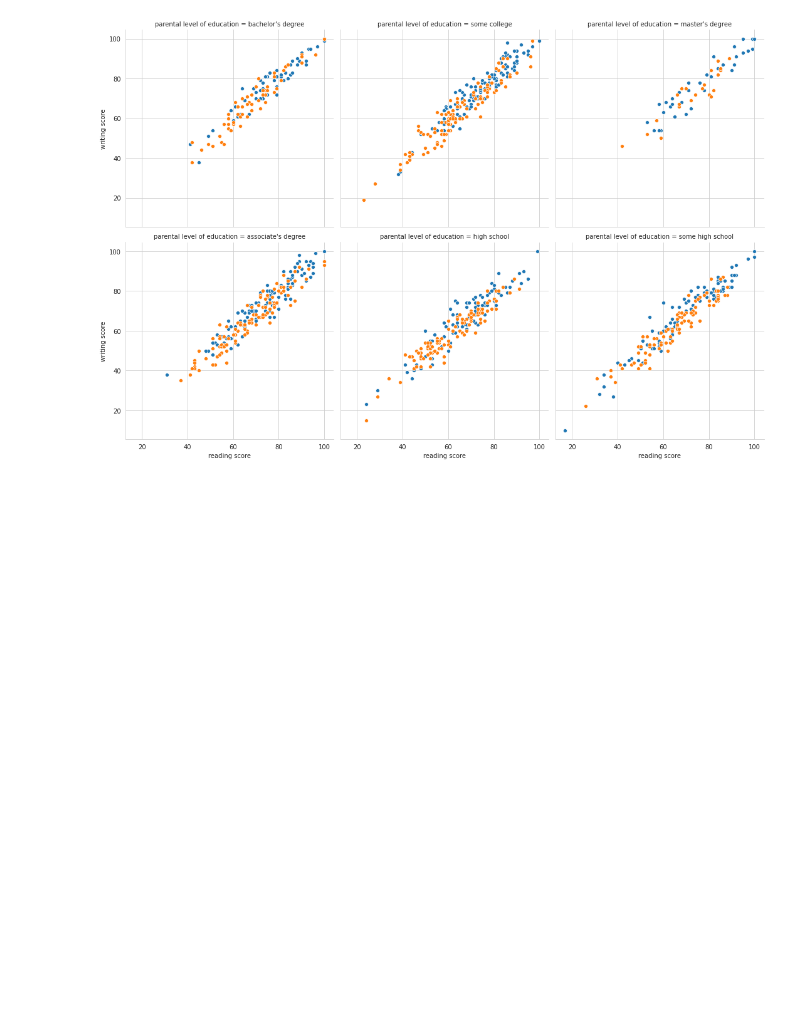
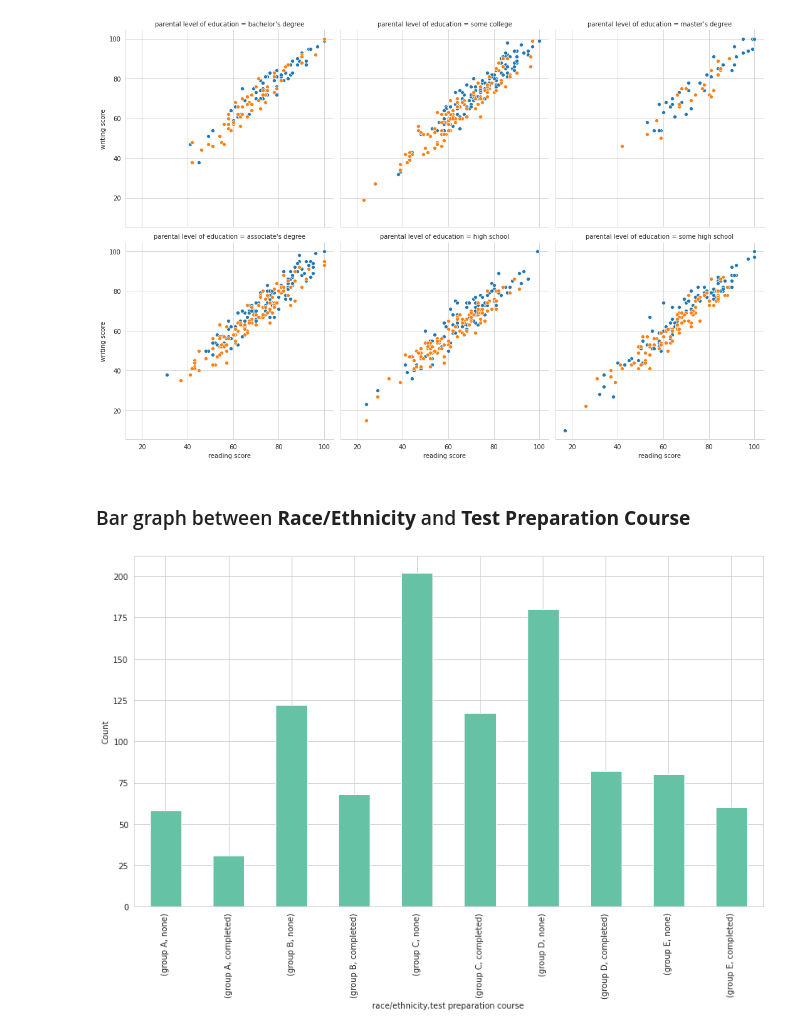
Before and after one commit to syamkakarla98/DataScience_Head_Start, a Jupyter notebook: Student_Preformance.ipynb, the cells around one changed output. Cells and saved outputs as stored; diff of their text form; code cells hidden in the pictures; blank space fills up the shorter version.

```diff
--- a/Student_Preformance.ipynb
+++ b/Student_Preformance.ipynb
@@ -158,3 +162,10 @@ cond_plot = sns.FacetGrid(data=df, col='parental level of education', hue='gende
 cond_plot.map(sns.scatterplot, 'reading score', 'writing score' );
 # %% [output]
 [figure]
+# %% [markdown]
+### Bar graph between **Race/Ethnicity** and **Test Preparation Course**
+# %%
+df.groupby('race/ethnicity')['test preparation course'].value_counts().plot(kind = 'bar', colormap='Set2')
+plt.ylabel('Count');
+# %% [output]
+[figure, added]
```
Also changed, not shown: parts of 2 cells of this notebook.
